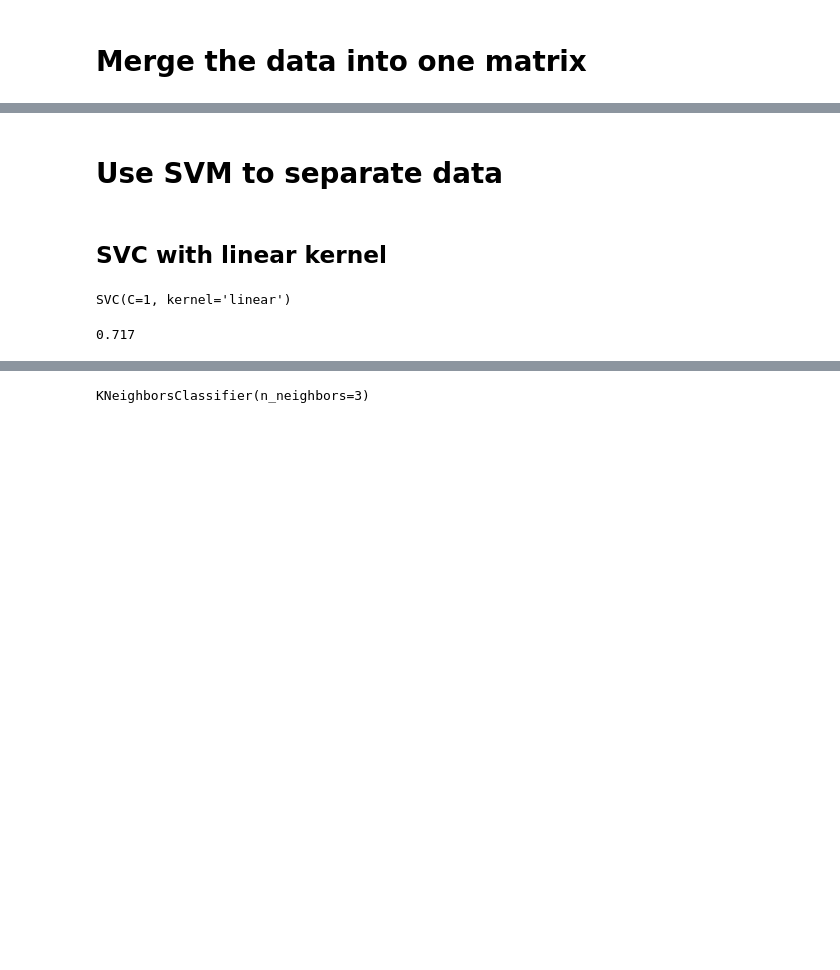
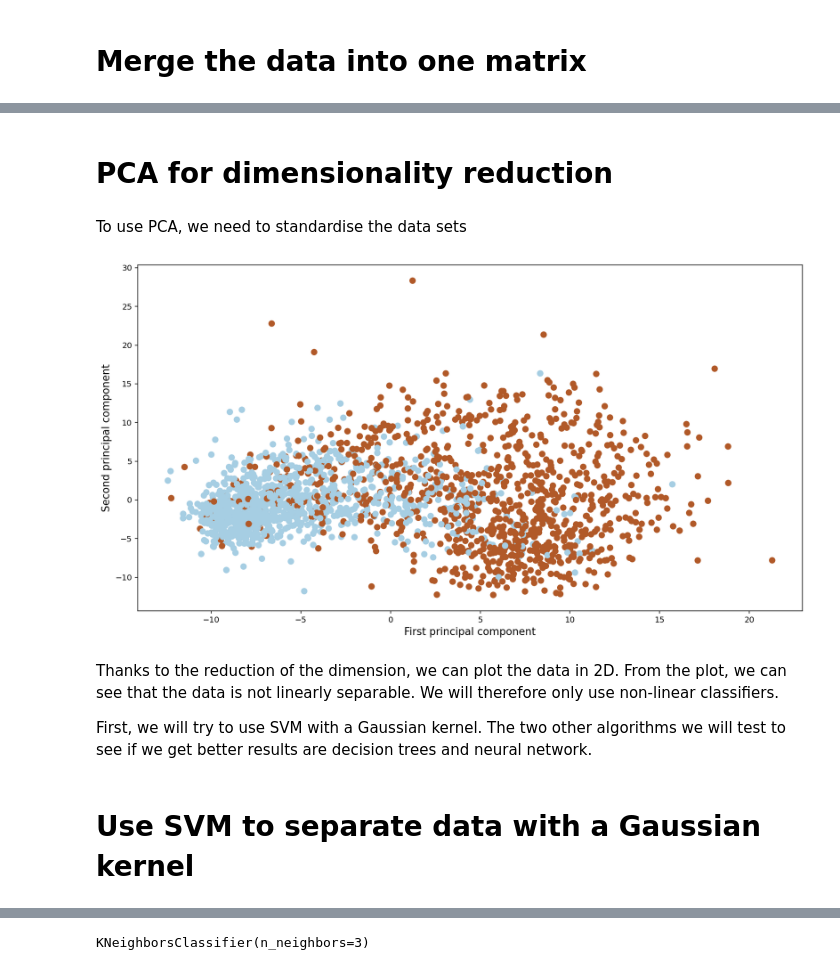
Before and after one commit to Victor-Manach/SD210, a Jupyter notebook: Binary_classification.ipynb, the cells around one changed output, grey strips where cells are left out. Cells and saved outputs as stored; diff of their text form; code cells hidden in the pictures; blank space fills up the shorter version.

```diff
--- a/Binary_classification.ipynb
+++ b/Binary_classification.ipynb
@@ -41,4 +39,4 @@ y_grapes = np.ones((X_grapes.shape[0],))
 # %%
 X_train = np.concatenate((X_ant, X_grapes), axis=0)
 # %%
-y_train = np.concatenate((y_ant, y_grapes), axis=0)
+y_train = np.concatenate((y_ant, y_grapes), axis=0).astype(int)
@@ -47,16 +43,28 @@ y_train = np.concatenate((y_ant, y_grapes), axis=0)
 # %%
 X_train, y_train = shuffle(X_train, y_train, random_state=0)
 X_test, y_test = shuffle(X_test, y_test, random_state=0)
+# %%
+sc = StandardScaler()
+X_train = sc.fit_transform(X_train)
+X_test = sc.transform(X_test)
+# %% [markdown]
+# PCA for dimensionality reduction
+# %% [markdown]
+To use PCA, we need to standardise the data sets
+# %%
+pca = PCA(n_components=2)
+X_2d = pca.fit_transform(X_train)
+# %%
+plt.figure(figsize=(15,8))
+plt.scatter(X_2d[:, 0], X_2d[:, 1], c=y_train, s=50, cmap=plt.cm.Paired)
+plt.xlabel('First principal component', size=13)
+plt.ylabel('Second principal component', size=13)
+plt.show()
+# %% [output]
+[figure, added]
+# %% [markdown]
+Thanks to the reduction of the dimension, we can plot the data in 2D. From the plot, we can see that the data is not linearly separable. We will therefore only use non-linear classifiers.
+
+First, we will try to use SVM with a Gaussian kernel. The two other algorithms we will test to see if we get better results are decision trees and neural network.
 # %% [markdown]
-# Use SVM to separate data
+# Use SVM to separate data with a Gaussian kernel
-# %% [markdown]
-## SVC with linear kernel
-# %%
-clf_lin = SVC(kernel='linear', C=1)
-clf_lin.fit(X_train, y_train)
-# %% [output]
-SVC(C=1, kernel='linear')
-# %%
-clf_lin.score(X_test, y_test)
-# %% [output]
-0.717
```
Also changed, not shown: parts of 44 cells of this notebook.
